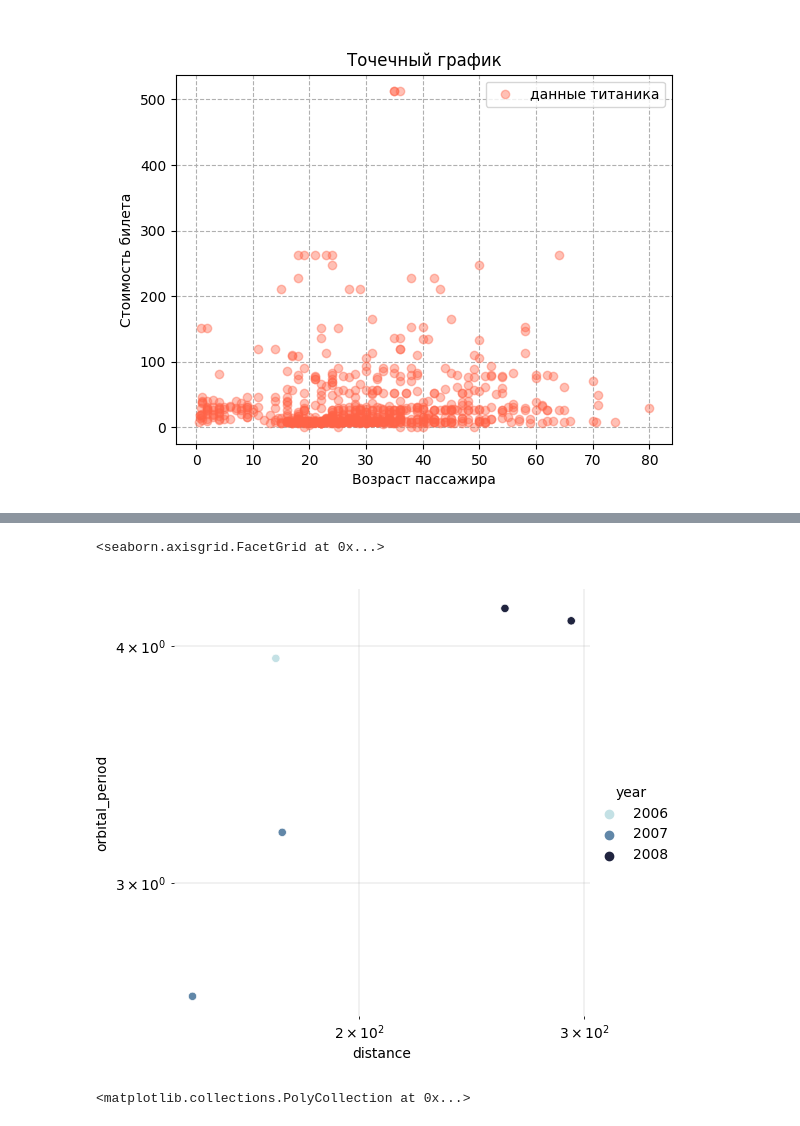
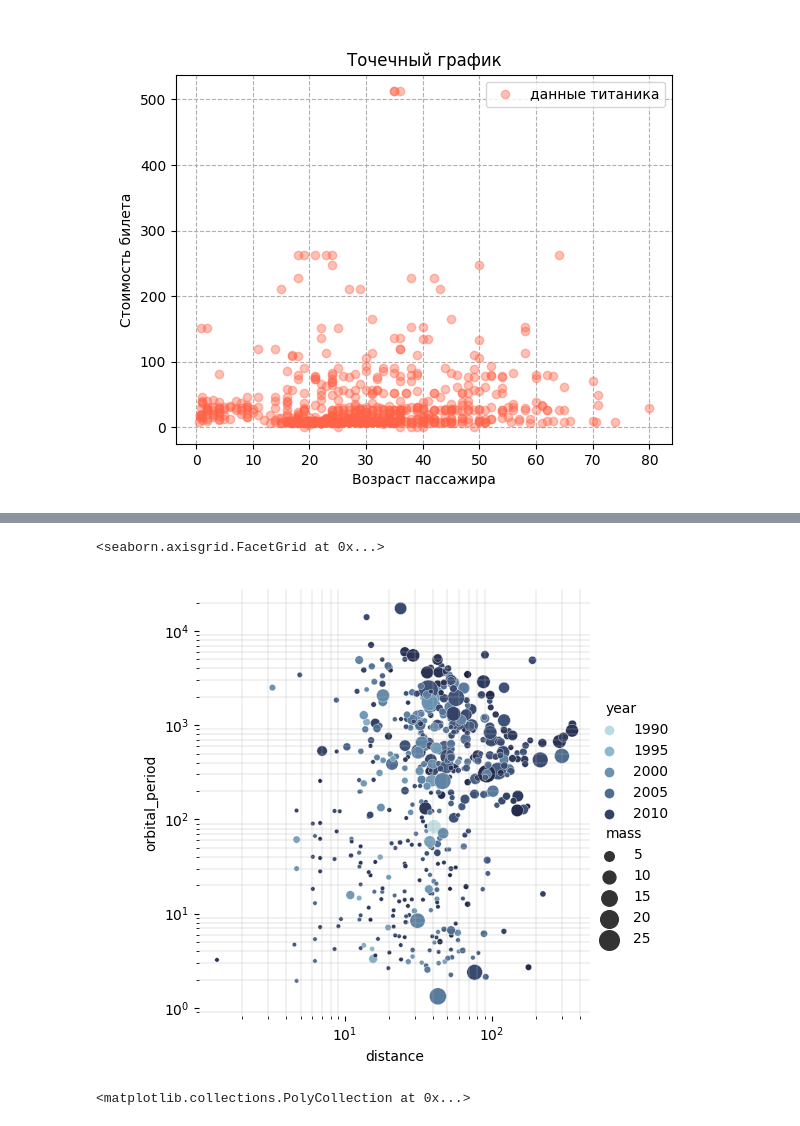
Before and after one commit to NicholayKurbatov/LearnPython-AsA-Physicist, a Jupyter notebook: templates/2. data visualisation/data-plots.ipynb, the cells around one changed output, grey strips where cells are left out. Drawn from its saved outputs; the diff is of its cells as text; code cells hidden in the pictures.

Commit message:
update plots

```diff
--- a/templates/2. data visualisation/data-plots.ipynb
+++ b/templates/2. data visualisation/data-plots.ipynb
@@ -57,21 +41,21 @@ planets
 # %%
 # загрузим датасет планет из библиотеки seaborn
 planets = sns.load_dataset("planets")
 
 g = sns.relplot(
-    data=planets.iloc[1030:],
+    data=planets, # .iloc[1030:]
     x="distance", y="orbital_period",
     hue="year", size="mass",
     palette=sns.cubehelix_palette(rot=-.2, as_cmap=True),
     sizes=(10, 200),
 )
 g.set(xscale="log", yscale="log")
 g.ax.xaxis.grid(True, "minor", linewidth=.25)
 g.ax.yaxis.grid(True, "minor", linewidth=.25)
 g.despine(left=True, bottom=True)
 # %% [output]
 <seaborn.axisgrid.FacetGrid at 0x...>
-[figure, old version]
+[figure, new version]
 # %%
 # линейный график
 rs = np.random.RandomState(365)
```
Also changed, not shown: parts of 4 cells of this notebook.
